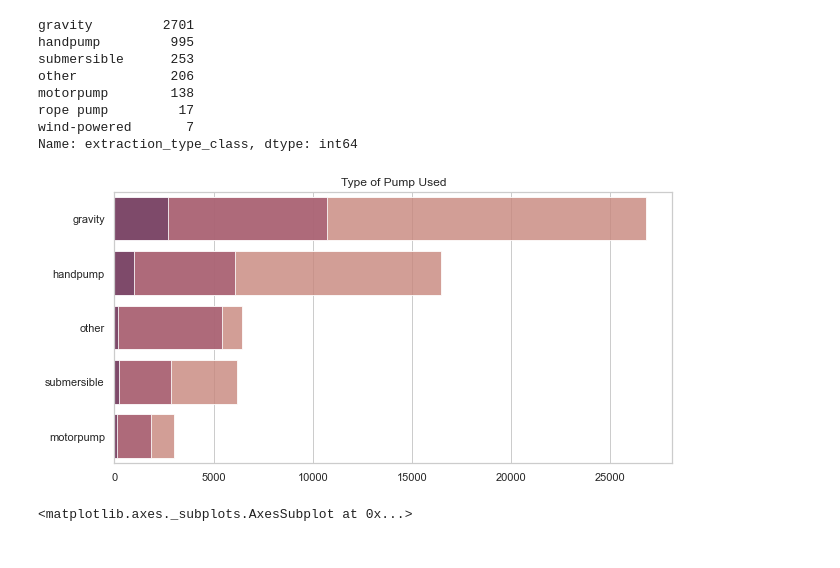
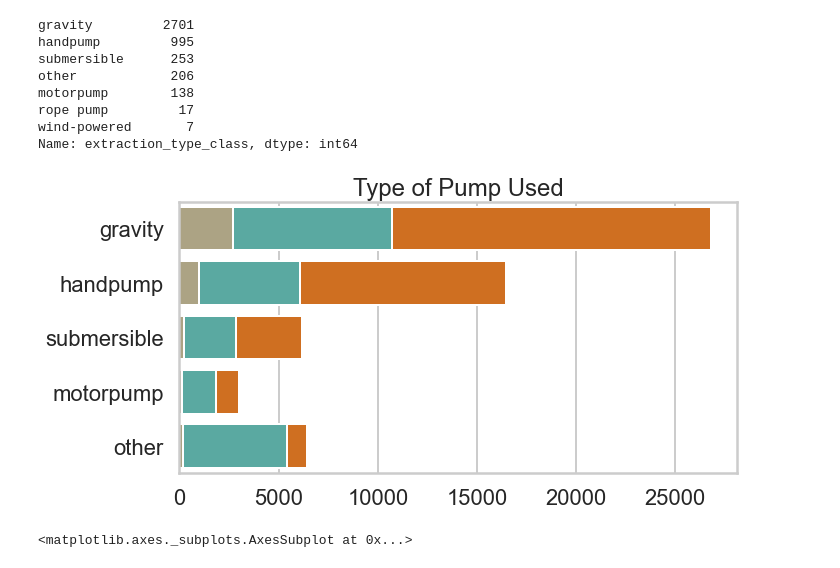
Before and after one commit to awyeh64/Tanzanian_Water_Well_Predictor, a Jupyter notebook: ayeh_eda.ipynb, the cells around one changed output. Saved outputs shown, nothing was run; the diff lists cells and outputs as text; code cells hidden in the pictures.

```diff
--- a/ayeh_eda.ipynb
+++ b/ayeh_eda.ipynb
@@ -494,7 +501,9 @@ gs5.fit(X_train_f, y_train_f)
 # %% [markdown]
 # Visualizations
 # %%
-sns.set(context = 'notebook', style = 'whitegrid')
+sns.set(context = 'poster', style = 'whitegrid')
+
+ppt_colors = ['#ec6c04', '#4db6ac', '#b3a77d']
 # %%
 dv = df.copy()
 # %%
@@ -546,16 +563,16 @@ count_nfun = pd.concat([dv[df['target'] == 'non functional']['extraction_type_cl
 count_fun = pd.concat([dv[df['target'] == 'functional']['extraction_type_class'], count_nfun])
 # %%
 plt.figure(figsize = (10,5))
-order = ['gravity', 'handpump', 'other', 'submersible', 'motorpump']
-sns.countplot(y = count_fun, orient = 'v', color = '#d47d6f', order = order, alpha = 0.8)
-sns.countplot(y = count_nfun, orient = 'v', color = '#b1516e', order = order, alpha = 0.8)
-ax = sns.countplot(y = count_rfun, orient = 'v', color = '#7b3b6b', order = order, alpha = 0.8)
+order = ['gravity', 'handpump', 'submersible', 'motorpump', 'other',]
+sns.countplot(y = count_fun, orient = 'v', color = ppt_colors[0], order = order)
+sns.countplot(y = count_nfun, orient = 'v', color = ppt_colors[1], order = order)
+ax = sns.countplot(y = count_rfun, orient = 'v', color = ppt_colors[2], order = order)
 ax.set(xlabel = '', ylabel = '')
 ax.set_title('Type of Pump Used')
 
 plt.savefig('type of pump', dpi = 100, bbox_inches = 'tight')
 # %% [output]
-[figure, old version]
+[figure, new version]
 # %%
 sns.countplot(y = count_fun, orient = 'v')
 # %% [output]
```
Also changed, not shown: parts of 17 cells of this notebook.
